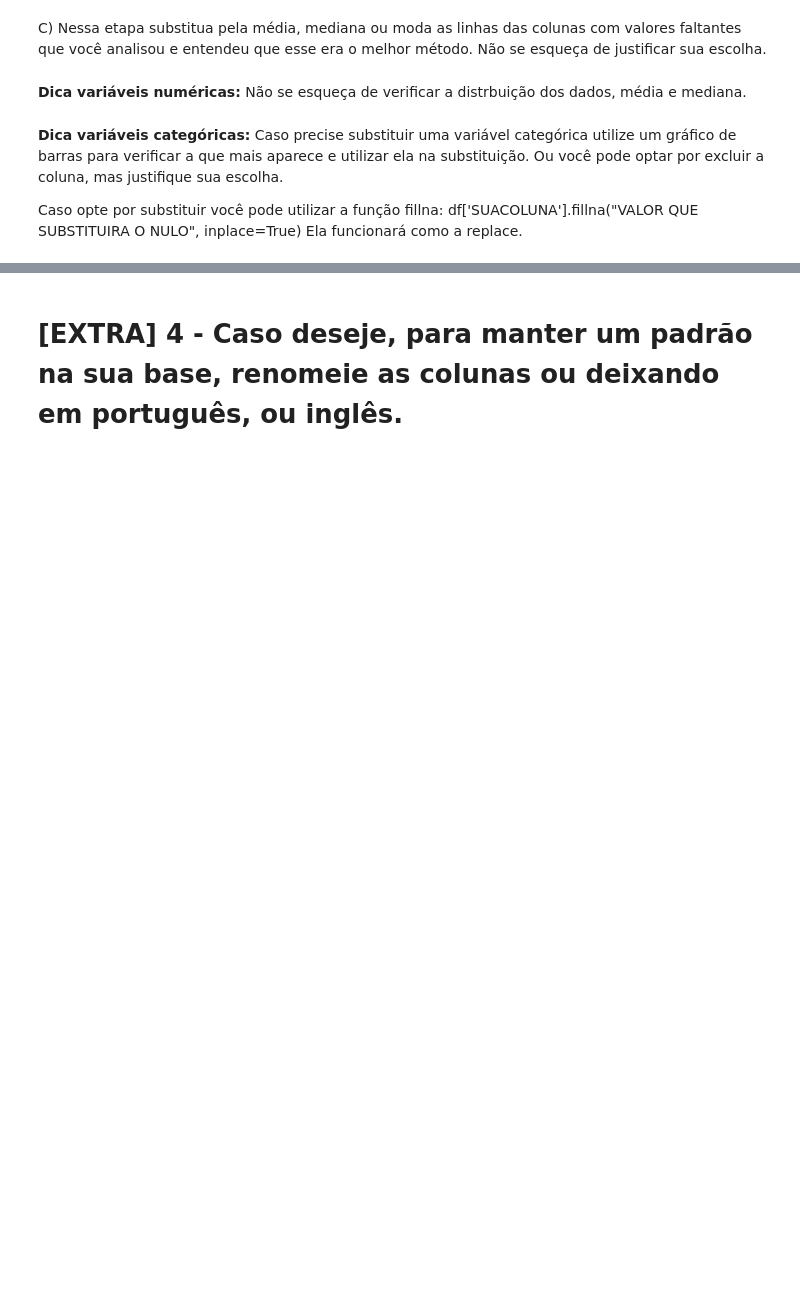
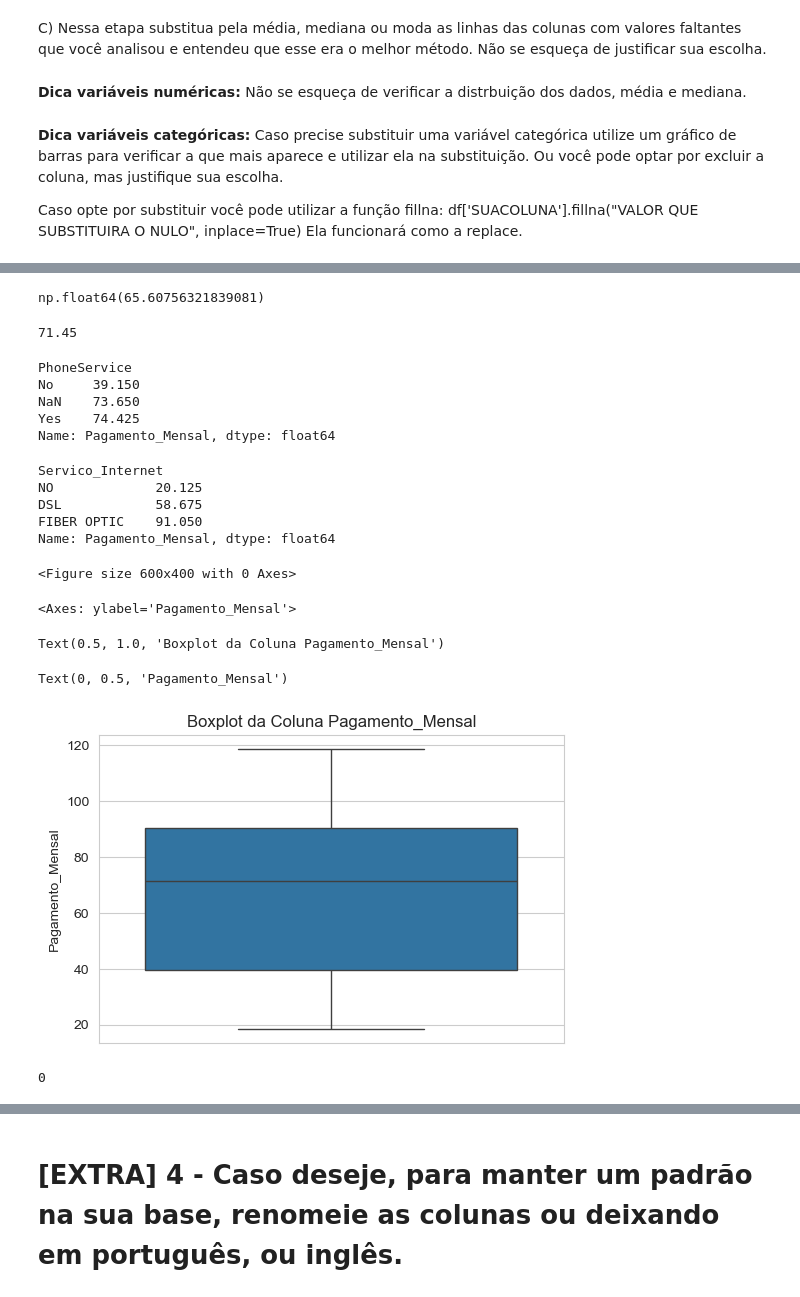
Before and after one commit to MiguellMAC/EBAC.DATA_SCIENCE, a Jupyter notebook: Atividade_Cap14/CAPITLO14_PROJETO_TELECON.ipynb, the cells around one changed output, grey strips where cells are left out. Cells and saved outputs as stored; diff of their text form; code cells hidden in the pictures; blank space fills up the shorter version.

Commit message:
Projeto_Capítulo14
Esse foi resultado do meu projeto final e esta pronto para entregue, aguardo o resultado.

```diff
--- a/Atividade_Cap14/CAPITLO14_PROJETO_TELECON.ipynb
+++ b/Atividade_Cap14/CAPITLO14_PROJETO_TELECON.ipynb
@@ -21,7 +24,7 @@ else:
 
 df = pd.read_csv(caminho)
 
-df = pd.read_csv(caminho, delimiter=',')
+df = pd.read_csv(caminho, delimiter=';')
 
 df.head(10)
 # %% [output]
@@ -78,0 +81,16 @@ Legenda dos dados:
+# %%
+df.info() # Verifiquei as informações.
+df.duplicated().sum() # Verifiquei se tinha duplicatas.
+df['Idoso'] = df['Idoso'].astype('boolean') # Passei a coluna do idoso para bool já que estava incorreto...
+df['Pagamento_Mensal'] = df['Pagamento_Mensal'].astype('float')
+
+# Resolvi transformar todas essas colunas com yes and no para bool visando deixar cada situação em seu respectivo tipo.
+Boleana_mapa = {'Sim': True, 'Não': False, 'Nao': False, 'Yes': True, 'No': False}
+possiveis_bools = [i for i in df.columns
+                   if set(df[i].astype(str)).issubset({'Sim','Não','Nao','Yes','No'})]
+
+for i in possiveis_bools:
+    df[i] = df[i].map(Boleana_mapa).astype('boolean')
+
+
+df.head(10)
@@ -88,3 +209,5 @@ B) Exclua nessa etapa as linhas das colunas com dados faltantes que você analis
+# %%
+df.dropna(subset='Genero', inplace=True) # Retirando os valores nulos dessa coluna.
 # %% [markdown]
 C) Nessa etapa substitua pela média, mediana ou moda as linhas das colunas com valores faltantes que você analisou e entendeu que esse era o melhor método. Não se esqueça de justificar sua escolha.
 # %% [markdown]
@@ -104,0 +226,53 @@ Ela funcionará como a replace.
+# %%
+# Primeiro, vou fazer a substituição dos dados da coluna Pagamento_Mensal.
+
+# Análise para decidir como prosseguir e como substituir.
+
+df['Pagamento_Mensal'].mean()
+df['Pagamento_Mensal'].median()
+
+# Por preocupação vou verificar a mediana e a media com base em grupos importantes/ que interferem diretamente no pagamento mensal para garatir que não vou gerar problemas para um futuro modelo de machine learning, para evitar vies.
+df.groupby('PhoneService', dropna=False)['Pagamento_Mensal'].median().sort_values()
+df.groupby('Servico_Internet', dropna=False)['Pagamento_Mensal'].median().sort_values()
+
+# Estou preocupado com a distribuição então decidi fazer um gráfico para verificar se há outliers.
+sns.set_style('whitegrid')
+
+plt.figure(figsize=(6, 4))
+sns.boxplot(data=df, y='Pagamento_Mensal')
+plt.title('Boxplot da Coluna Pagamento_Mensal')
+plt.ylabel('Pagamento_Mensal')
+plt.show() # O gráfico mostra que não preciso me preocupar muito com outliers nesse momento.
+# Após uma verificação rápida, vejo que 2 grupos em específico precisam ter um um tratamento especial ou podem gerar problemas no futuros.
+
+# A resolução e substituição
+
+# Calculei a média por grupo
+media_por_grupo = df.groupby(['PhoneService', 'Servico_Internet'])['Pagamento_Mensal'].transform('mean')
+
+# Preenchi os nulos com a média do grupo
+df['Pagamento_Mensal'] = df['Pagamento_Mensal'].fillna(media_por_grupo)
+
+# Se ainda restarem nulos, preenchi com a média geral.
+df['Pagamento_Mensal'] = df['Pagamento_Mensal'].fillna(df['Pagamento_Mensal'].mean())
+
+print(df['Pagamento_Mensal'].isnull().sum())
+# %% [output]
+np.float64(65.60756321839081)
+71.45
+PhoneService
+No     39.150
+NaN    73.650
+Yes    74.425
+Name: Pagamento_Mensal, dtype: float64
+Servico_Internet
+NO             20.125
+DSL            58.675
+FIBER OPTIC    91.050
+Name: Pagamento_Mensal, dtype: float64
+<Figure size 600x400 with 0 Axes>
+<Axes: ylabel='Pagamento_Mensal'>
+Text(0.5, 1.0, 'Boxplot da Coluna Pagamento_Mensal')
+Text(0, 0.5, 'Pagamento_Mensal')
+[figure, added]
+0
```
Also changed, not shown: parts of 19 cells of this notebook.
